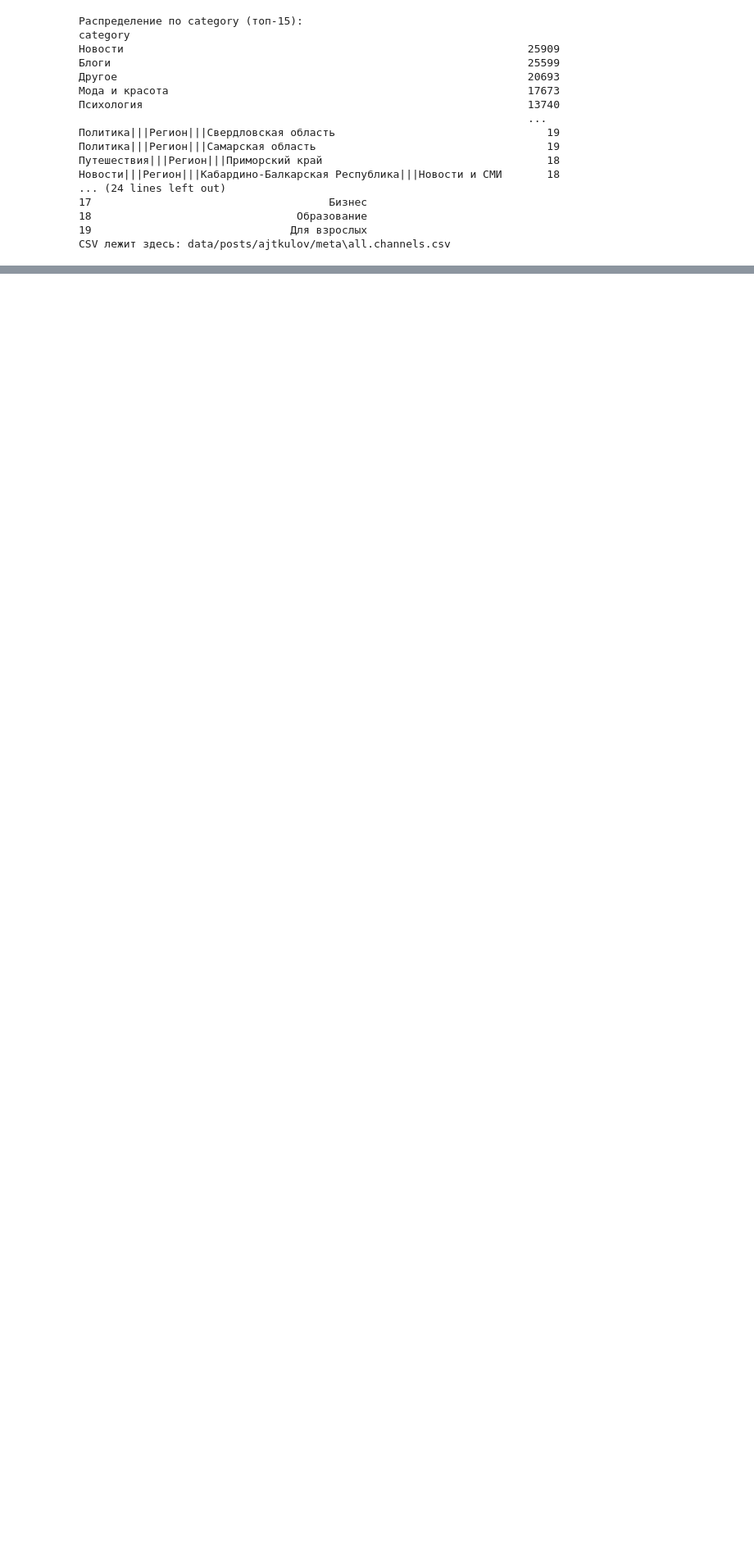
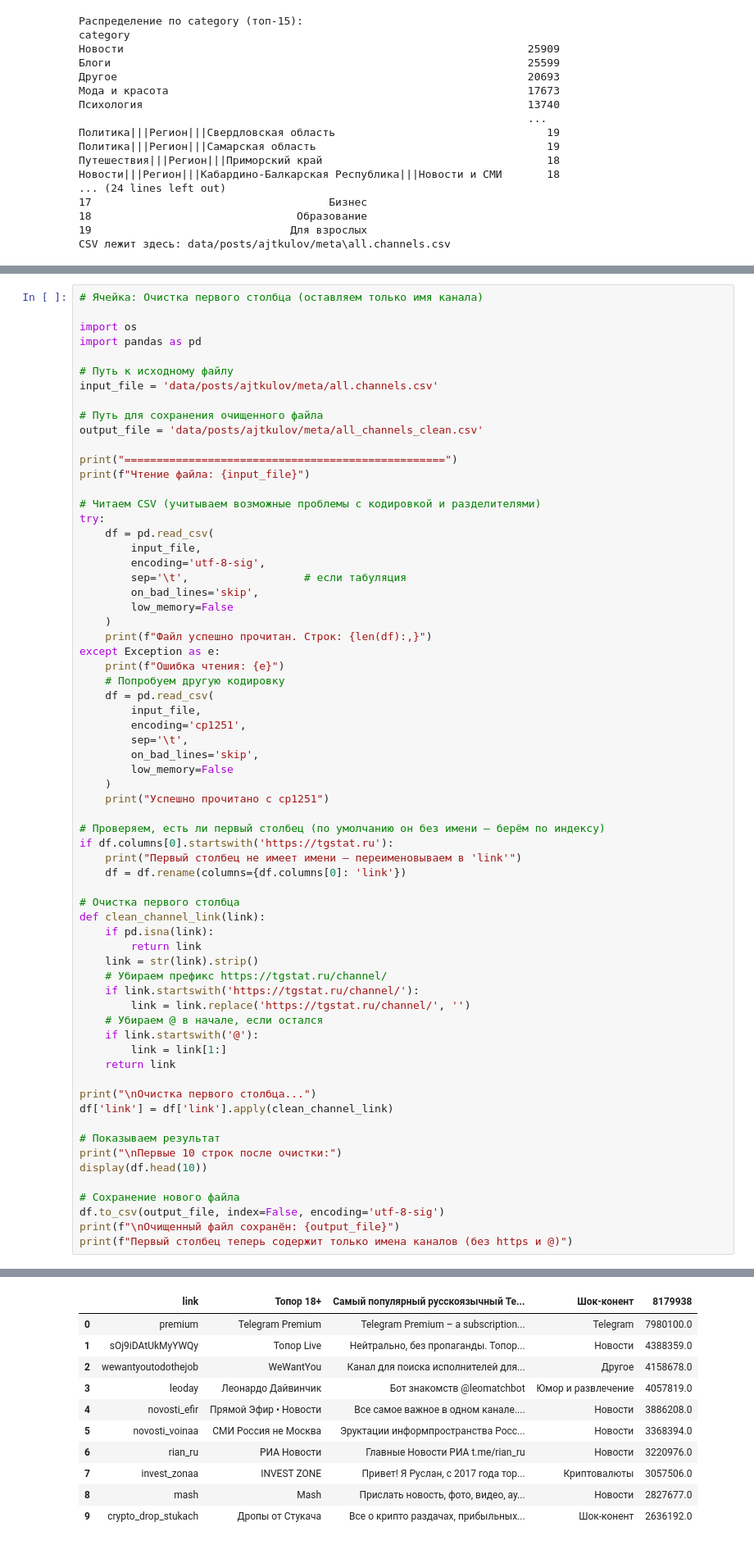
Before and after one commit to D-Blinnikov/channels-recommender, a Jupyter notebook: get-posts2.ipynb, the cells around one changed output, grey strips where cells are left out. Shown at 82% size. Cells and saved outputs as stored; diff of their text form; blank space fills up the shorter version.

Commit message:
fix: get-posts stable

```diff
--- a/get-posts2.ipynb
+++ b/get-posts2.ipynb
@@ -161,0 +239,67 @@ CSV лежит здесь: data/posts/ajtkulov/meta\all.channels.csv
+# %%
+# Ячейка: Очистка первого столбца (оставляем только имя канала)
+
+import os
+import pandas as pd
+
+# Путь к исходному файлу
+input_file = 'data/posts/ajtkulov/meta/all.channels.csv'
+
+# Путь для сохранения очищенного файла
+output_file = 'data/posts/ajtkulov/meta/all_channels_clean.csv'
+
+print("==================================================")
+print(f"Чтение файла: {input_file}")
+
+# Читаем CSV (учитываем возможные проблемы с кодировкой и разделителями)
+try:
+    df = pd.read_csv(
+        input_file,
+        encoding='utf-8-sig',
+        sep='\t',                  # если табуляция
+        on_bad_lines='skip',
+        low_memory=False
+    )
+    print(f"Файл успешно прочитан. Строк: {len(df):,}")
+except Exception as e:
+    print(f"Ошибка чтения: {e}")
+    # Попробуем другую кодировку
+    df = pd.read_csv(
+        input_file,
+        encoding='cp1251',
+        sep='\t',
+        on_bad_lines='skip',
+        low_memory=False
+    )
+    print("Успешно прочитано с cp1251")
+
+# Проверяем, есть ли первый столбец (по умолчанию он без имени — берём по индексу)
+if df.columns[0].startswith('https://tgstat.ru'):
+    print("Первый столбец не имеет имени — переименовываем в 'link'")
+    df = df.rename(columns={df.columns[0]: 'link'})
+
+# Очистка первого столбца
+def clean_channel_link(link):
+    if pd.isna(link):
+        return link
+    link = str(link).strip()
+    # Убираем префикс https://tgstat.ru/channel/
+    if link.startswith('https://tgstat.ru/channel/'):
+        link = link.replace('https://tgstat.ru/channel/', '')
+    # Убираем @ в начале, если остался
+    if link.startswith('@'):
+        link = link[1:]
+    return link
+
+print("\nОчистка первого столбца...")
+df['link'] = df['link'].apply(clean_channel_link)
+
+# Показываем результат
+print("\nПервые 10 строк после очистки:")
+display(df.head(10))
+
+# Сохранение нового файла
+df.to_csv(output_file, index=False, encoding='utf-8-sig')
+print(f"\nОчищенный файл сохранён: {output_file}")
+print(f"Первый столбец теперь содержит только имена каналов (без https и @)")
+# %% [output]
@@ -161,0 +314,11 @@ CSV лежит здесь: data/posts/ajtkulov/meta\all.channels.csv
+|  | link | Топор 18+ | Самый популярный русскоязычный Te... | Шок-конент | 8179938 |
+| 0 | premium | Telegram Premium | Telegram Premium – a subscription... | Telegram | 7980100.0 |
+| 1 | sOj9iDAtUkMyYWQy | Топор Live | Нейтрально, без пропаганды. Топор... | Новости | 4388359.0 |
+| 2 | wewantyoutodothejob | WeWantYou | Канал для поиска исполнителей для... | Другое | 4158678.0 |
+| 3 | leoday | Леонардо Дайвинчик | Бот знакомств @leomatchbot | Юмор и развлечение | 4057819.0 |
+| 4 | novosti_efir | Прямой Эфир • Новости | ️Все самое важное в одном канале.... | Новости | 3886208.0 |
+| 5 | novosti_voinaa | СМИ Россия не Москва | Эруктации информпространства Росс... | Новости | 3368394.0 |
+| 6 | rian_ru | РИА Новости | Главные Новости РИА t.me/rian_ru | Новости | 3220976.0 |
+| 7 | invest_zonaa | INVEST ZONE | Привет! Я Руслан, с 2017 года тор... | Криптовалюты | 3057506.0 |
+| 8 | mash | Mash | Прислать новость, фото, видео, ау... | Новости | 2827677.0 |
+| 9 | crypto_drop_stukach | Дропы от Стукача | Все о крипто раздачах, прибыльных... | Шок-конент | 2636192.0 |
```
Also changed, not shown: parts of 5 cells of this notebook.
